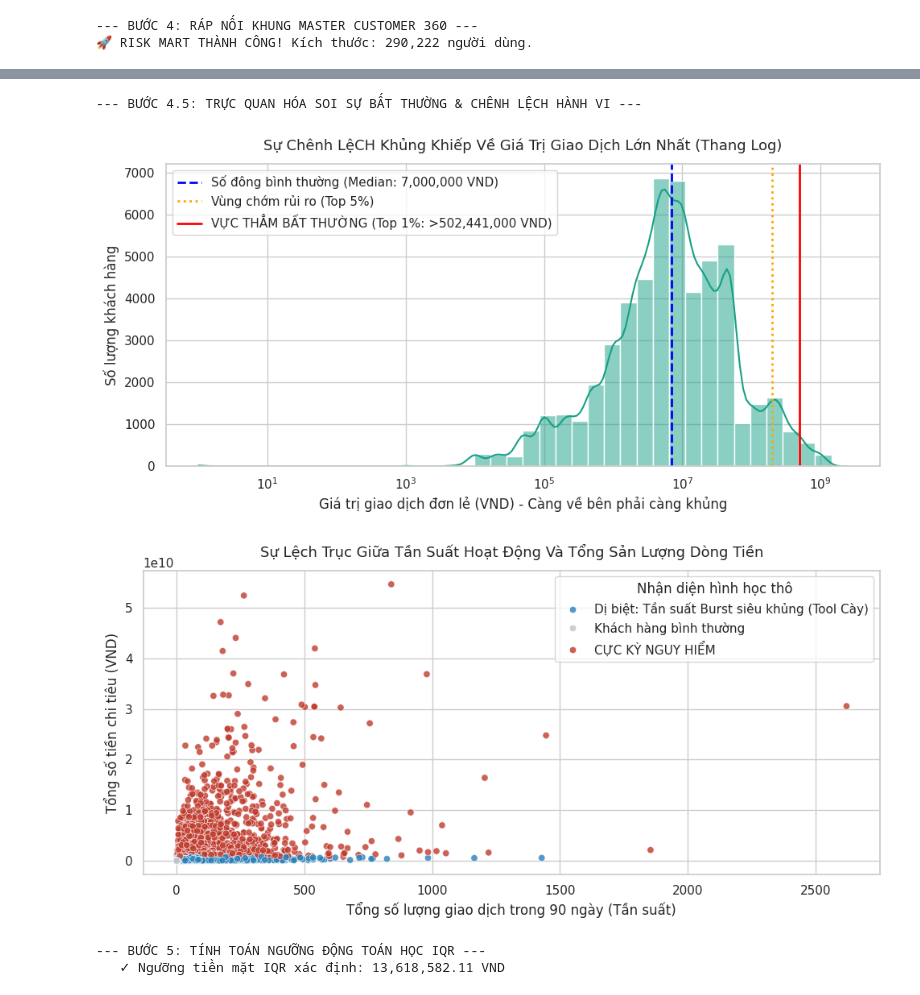
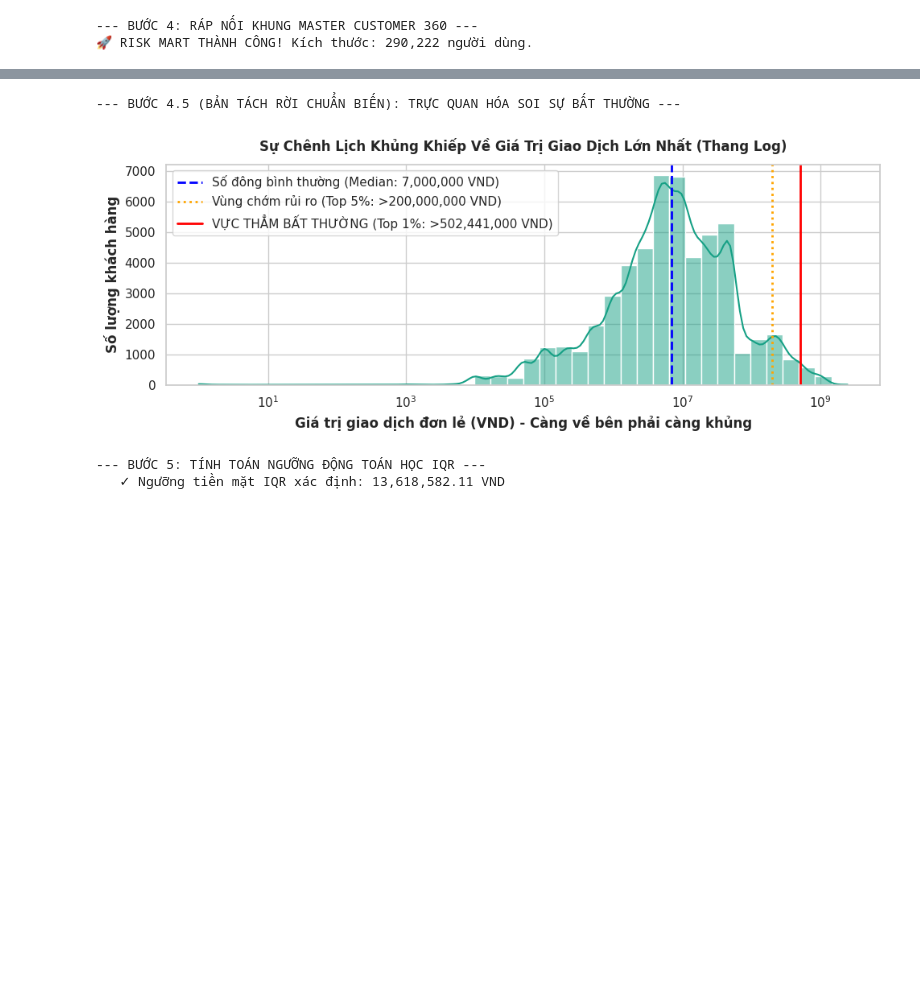
Before and after one commit to sonson0910/Fraud_Anomaly_Detection, a Jupyter notebook: notebooks/colab_exact_business.ipynb, the cells around one changed output, grey strips where cells are left out. Cells and saved outputs as stored; diff of their text form; code cells hidden in the pictures; blank space fills up the shorter version.

```diff
--- a/notebooks/colab_exact_business.ipynb
+++ b/notebooks/colab_exact_business.ipynb
@@ -542,82 +535,44 @@ Passing `palette` without assigning `hue` is deprecated and will be removed in v
 # %%
-import os
-import pandas as pd
 import numpy as np
 import matplotlib.pyplot as plt
 import seaborn as sns
 
-# Cấu hình đồ thị chuẩn trực quan insights
-sns.set_theme(style="whitegrid")
-CLEANED_DIR = "/content/drive/MyDrive/Gcontest/cleaned"
-master_path = os.path.join(CLEANED_DIR, "Customer_360_Master_Data.csv")
+# Ép hệ thống dùng biến df_360 đang nằm sẵn trên RAM từ Bước 4 truyền sang
+if 'df_360' in locals() or 'df_360' in globals():
+    print("--- BƯỚC 4.5 (BẢN TÁCH RỜI CHUẨN BIẾN): TRỰC QUAN HÓA SOI SỰ BẤT THƯỜNG ---")
 
-if os.path.exists(master_path):
-    print("--- BƯỚC 4.5: TRỰC QUAN HÓA SOI SỰ BẤT THƯỜNG & CHÊNH LỆCH HÀNH VI ---")
-    df_m4 = pd.read_csv(master_path, low_memory=False)
+    # Thiết lập giao diện và font chữ tiếng Việt
+    sns.set_theme(style="whitegrid")
+    plt.rcParams['font.family'] = 'DejaVu Sans'
 
     # ── CHART 1: THANG LOGARIT - PHƠI BÀY VỰC THẲM DÒNG TIỀN ──────────────────
-    # Nghiệp vụ: Chứng minh sự chênh lệch tiền tỷ giữa muôn vàn giao dịch nhỏ
-    plt.figure(figsize=(10, 5))
-    active_users = df_m4[df_m4['max_trans_amount'] > 0]
+    plt.figure(figsize=(10, 4))
+    active_users = df_360[df_360['max_trans_amount'] > 0]
 
     # Vẽ phân phối sử dụng log_scale=True để ép nhóm bình thường lại
     sns.histplot(data=active_users, x='max_trans_amount', color='#16a085', kde=True, log_scale=True, bins=40)
 
-    # Tính các mốc toán học để vạch đường ranh giới trên đồ thị
+    # Tính các mốc toán học vạch đường ranh giới
     median_val = active_users['max_trans_amount'].median()
+    p95_val = active_users['max_trans_amount'].quantile(0.95)
     p99_val = active_users['max_trans_amount'].quantile(0.99)
 
     plt.axvline(median_val, color='blue', linestyle='--', linewidth=2, label=f'Số đông bình thường (Median: {median_val:,.0f} VND)')
-    plt.axvline(p95_vol := active_users['max_trans_amount'].quantile(0.95), color='orange', linestyle=':', linewidth=2, label='Vùng chớm rủi ro (Top 5%)')
+    plt.axvline(p95_val, color='orange', linestyle=':', linewidth=2, label=f'Vùng chớm rủi ro (Top 5%: >{p95_val:,.0f} VND)')
     plt.axvline(p99_val, color='red', linestyle='-', linewidth=2, label=f'VỰC THẲM BẤT THƯỜNG (Top 1%: >{p99_val:,.0f} VND)')
 
-    plt.title("Sự Chênh LệCH Khủng Khiếp Về Giá Trị Giao Dịch Lớn Nhất (Thang Log)", fontsize=13, pad=12)
-    plt.xlabel("Giá trị giao dịch đơn lẻ (VND) - Càng về bên phải càng khủng")
-    plt.ylabel("Số lượng khách hàng")
+    plt.title("Sự Chênh Lịch Khủng Khiếp Về Giá Trị Giao Dịch Lớn Nhất (Thang Log)", fontsize=12, pad=12, weight='bold')
+    plt.xlabel("Giá trị giao dịch đơn lẻ (VND) - Càng về bên phải càng khủng", weight='bold')
+    plt.ylabel("Số lượng khách hàng", weight='bold')
     plt.legend(loc='upper left')
     plt.tight_layout()
     plt.show()
 
-
-    # ── CHART 2: SCATTER PLOT - SỰ LỆCH TRỤC CỦA TÀI KHOẢN RÁC (MULE ACCOUNTS) ─
-    # Nghiệp vụ: Soi sự chênh lệch giữa Tần suất (X) và Quy mô dòng tiền (Y)
-    plt.figure(figsize=(10, 5))
-
-    # Định nghĩa vùng dị biệt hình học bằng toán học để tô màu cảnh báo trực tiếp trên đồ thị thô
-    q3_count = df_m4['txn_count'].quantile(0.75)
-    iqr_count = df_m4['txn_count'].quantile(0.75) - df_m4['txn_count'].quantile(0.25)
-    outlier_count_trigger = q3_count + 3 * iqr_count # Ngưỡng cực đoan về tần suất
-
-    # Tự tạo một biến màu tạm thời chỉ để phân biệt điểm dị biệt hình học
-    df_m4['Visual_Highlight'] = 'Khách hàng bình thường'
-    df_m4.loc[df_m4['txn_count'] > outlier_count_trigger, 'Visual_Highlight'] = 'Dị biệt: Tần suất Burst siêu khủng (Tool Cày)'
-    df_m4.loc[df_m4['total_trans_amount'] > df_m4['total_trans_amount'].quantile(0.99), 'Visual_Highlight'] = 'Dị biệt: Tổng tiền tẩu tán khổng lồ'
-    df_m4.loc[(df_m4['txn_count'] > outlier_count_trigger) & (df_m4['total_trans_amount'] > df_m4['total_trans_amount'].quantile(0.99)), 'Visual_Highlight'] = 'CỰC KỲ NGUY HIỂM'
-
-    sns.scatterplot(
-        data=df_m4,
-        x='txn_count',
-        y='total_trans_amount',
-        hue='Visual_Highlight',
-        palette={'Khách hàng bình thường': '#bdc3c7',
-                 'Dị biệt: Tần suất Burst siêu khủng (Tool Cày)': '#2980b9',
-                 'Dị biệt: Tổng tiền tẩu tán khổng lồ': '#e67e22',
-                 'CỰC KỲ NGUY HIỂM': '#c0392b'},
-        alpha=0.8
-    )
-    plt.title("Sự Lệch Trục Giữa Tần Suất Hoạt Động Và Tổng Sản Lượng Dòng Tiền", fontsize=13, pad=12)
-    plt.xlabel("Tổng số lượng giao dịch trong 90 ngày (Tần suất)")
-    plt.ylabel("Tổng số tiền chi tiêu (VND)")
-    plt.legend(title="Nhận diện hình học thô")
-    plt.tight_layout()
-    plt.show()
-
 else:
-    print("❌ Vui lòng chạy hoàn thành Bước 4 để có file Master Data trước nhé bồ!")
+    print("❌ Lỗi hệ thống: Không tìm thấy biến [df_360] trên bộ nhớ RAM. Bồ hãy quay lên bấm chạy ô Bước 4 trước đã nhen!")
 # %% [output]
---- BƯỚC 4.5: TRỰC QUAN HÓA SOI SỰ BẤT THƯỜNG & CHÊNH LỆCH HÀNH VI ---
+--- BƯỚC 4.5 (BẢN TÁCH RỜI CHUẨN BIẾN): TRỰC QUAN HÓA SOI SỰ BẤT THƯỜNG ---
-[figure, old version]
+[figure, new version]
-[figure, removed]
 # %%
 print("--- BƯỚC 5: TÍNH TOÁN NGƯỠNG ĐỘNG TOÁN HỌC IQR ---")
 df_master = pd.read_csv(os.path.join(CLEANED_DIR, "Customer_360_Master_Data.csv"), low_memory=False)
```
Also changed, not shown: parts of 18 cells of this notebook, 3 other files.
